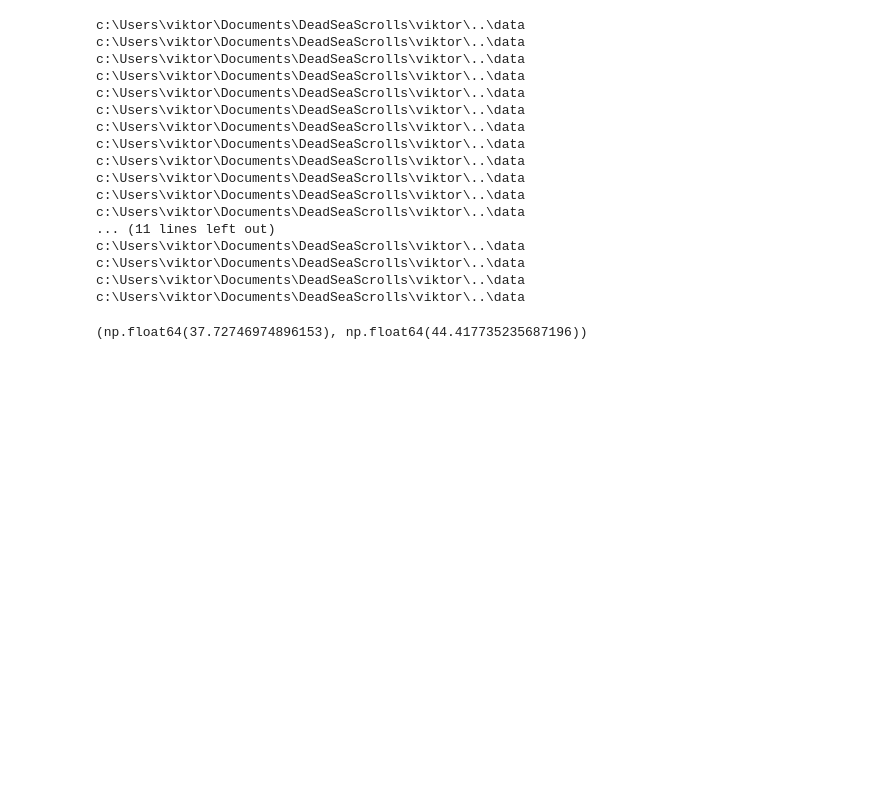
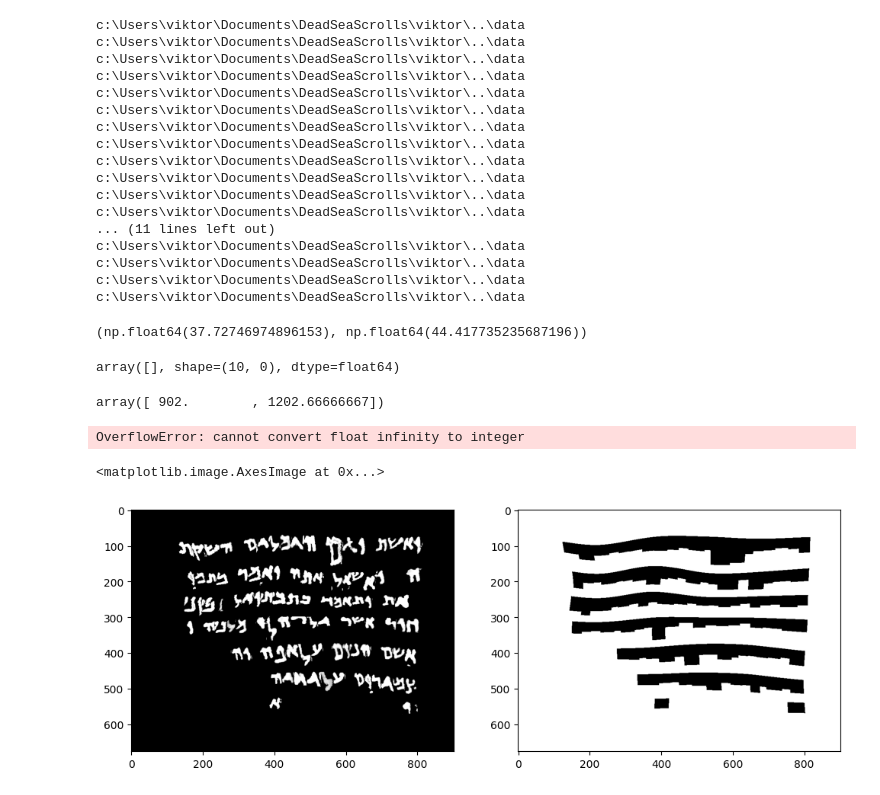
Before and after one commit to DeLnlyMthrLvr/DeadSeaScrolls, a Jupyter notebook: viktor/playgroung.ipynb, the cells around one changed output. Cells and saved outputs as stored; diff of their text form; code cells hidden in the pictures; blank space fills up the shorter version.

Commit message:
added cutout and warp noise, imrpoved line segmentation generation

```diff
--- a/viktor/playgroung.ipynb
+++ b/viktor/playgroung.ipynb
@@ -357,3 +357,9 @@ for imgs in a.values():
 np.mean(ws), np.mean(hs)
 # %% [output]
 (np.float64(37.72746974896153), np.float64(44.417735235687196))
+# %%
+import numpy as np
+
+np.empty((10, 0))
+# %% [output]
+array([], shape=(10, 0), dtype=float64)
@@ -359,0 +394,39 @@ np.mean(ws), np.mean(hs)
+# %%
+np.array([2706, 3608]) / 3
+# %% [output]
+array([ 902.        , 1202.66666667])
+# %%
+from importlib import reload
+
+import noise
+reload(noise)
+
+import synthetic
+reload(synthetic)
+
+generator = synthetic.DataGenerator(
+    settings=synthetic.SynthSettings(
+        downscale_factor=1,
+        margins=(80, 100),
+        image_size=(676, 902),
+        cutout_noise=True,
+        cutout_noise_size=(100, 150),
+        warp_noise=True
+    ),
+    alphabet=a
+)
+
+tokens, seg, scrolls, lines = generator.generate_passages_scrolls(10, skip_char_seg=True)
+# %% [output]
+OverflowError: cannot convert float infinity to integer
+# %%
+i = 2
+img = np.copy(scrolls[2])
+line = np.copy(lines[i])
+
+fig, ax = plt.subplots(1, 2, figsize=(12, 5))
+ax[0].imshow(img, cmap="binary")
+ax[1].imshow(line, cmap="binary")
+# %% [output]
+<matplotlib.image.AxesImage at 0x...>
+[figure, added]
```
Also changed, not shown: parts of 2 cells of this notebook, 2 other files.
